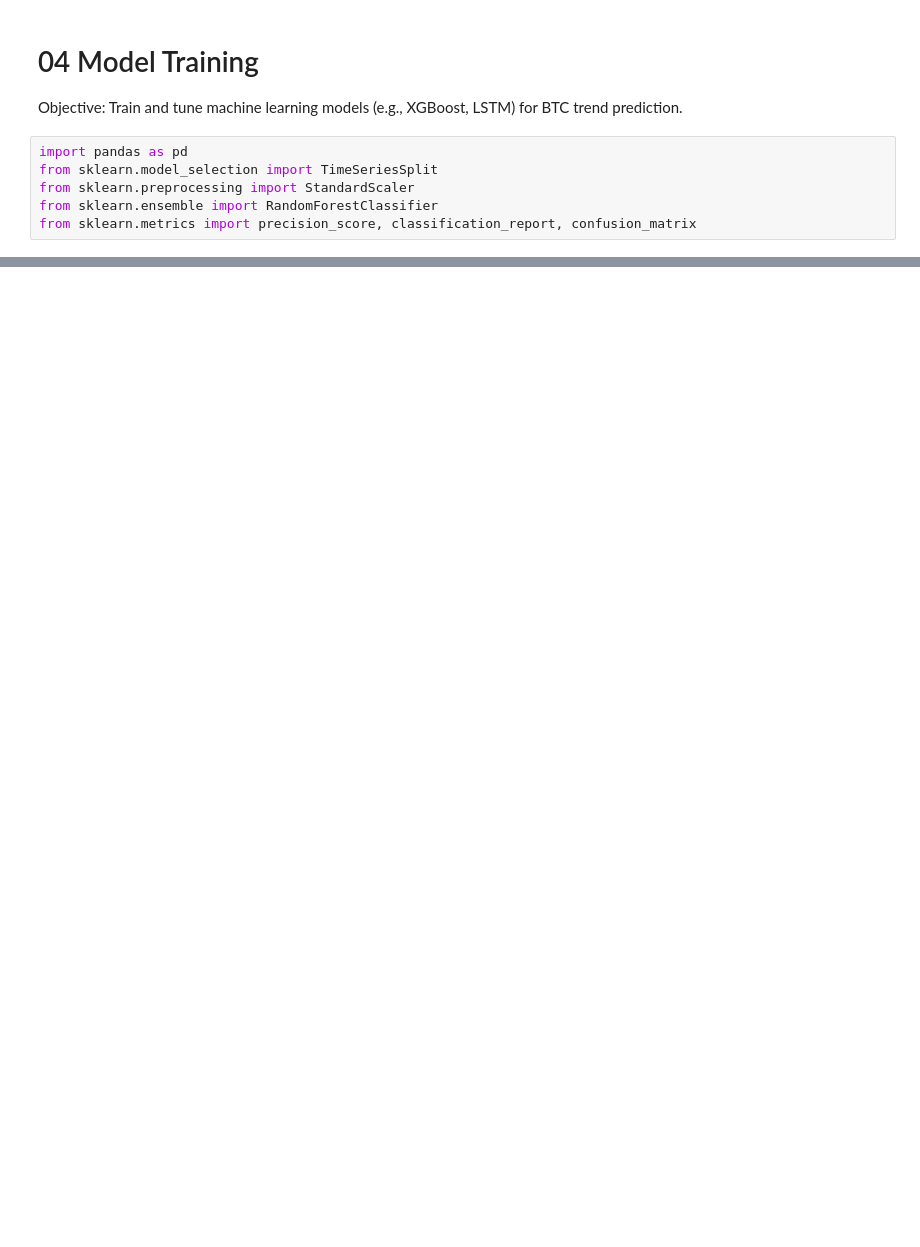
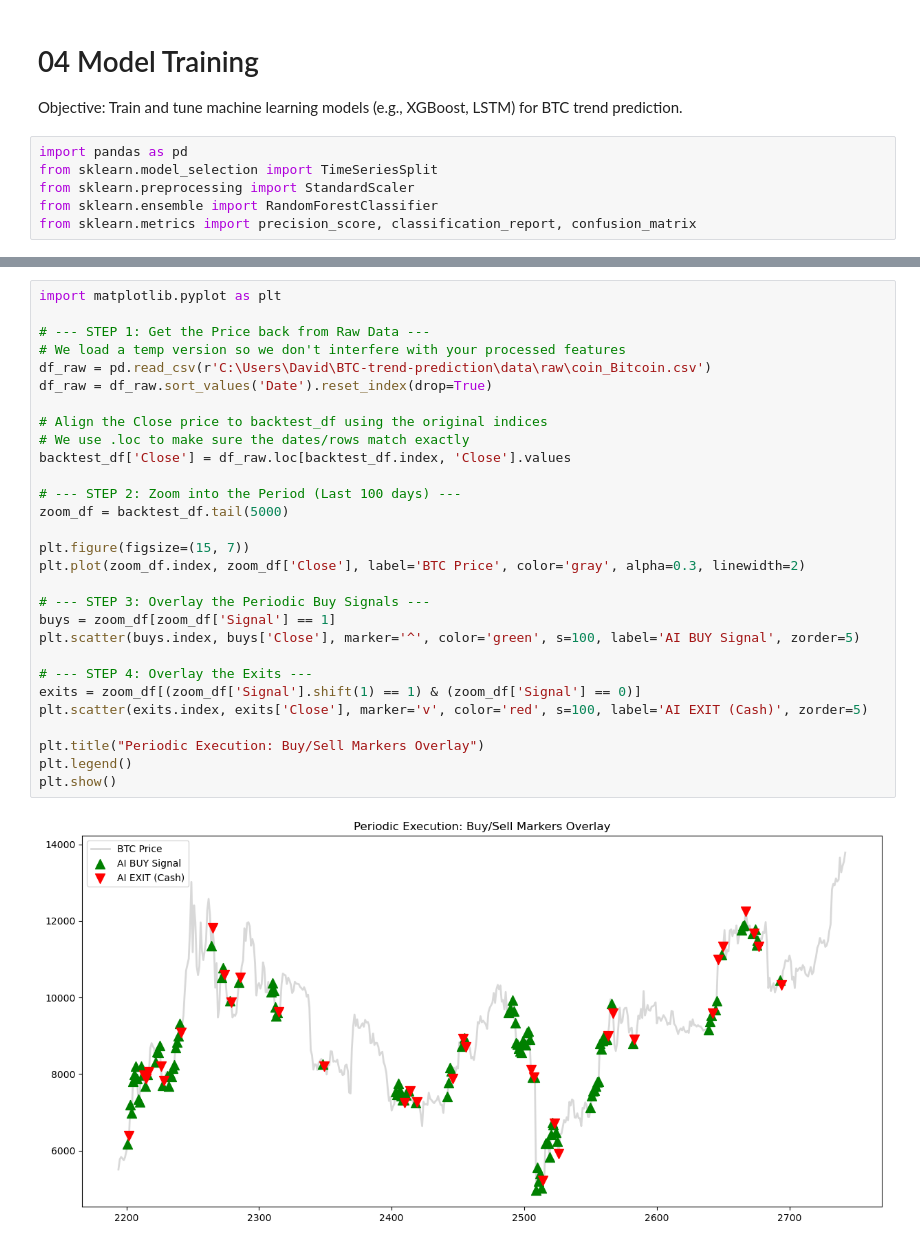
Before and after one commit to LouSens/BTC-trend-prediction, a Jupyter notebook: notebooks/04_Model_Training.ipynb, the cells around one changed output, grey strips where cells are left out. Saved outputs shown, nothing was run; the diff lists cells and outputs as text; blank space fills up the shorter version.

```diff
--- a/notebooks/04_Model_Training.ipynb
+++ b/notebooks/04_Model_Training.ipynb
@@ -149,0 +151,31 @@ KeyError: 'Regime'
+# %%
+import matplotlib.pyplot as plt
+
+# --- STEP 1: Get the Price back from Raw Data ---
+# We load a temp version so we don't interfere with your processed features
+df_raw = pd.read_csv(r'C:\Users\David\BTC-trend-prediction\data\raw\coin_Bitcoin.csv')
+df_raw = df_raw.sort_values('Date').reset_index(drop=True)
+
+# Align the Close price to backtest_df using the original indices
+# We use .loc to make sure the dates/rows match exactly
+backtest_df['Close'] = df_raw.loc[backtest_df.index, 'Close'].values
+
+# --- STEP 2: Zoom into the Period (Last 100 days) ---
+zoom_df = backtest_df.tail(5000)
+
+plt.figure(figsize=(15, 7))
+plt.plot(zoom_df.index, zoom_df['Close'], label='BTC Price', color='gray', alpha=0.3, linewidth=2)
+
+# --- STEP 3: Overlay the Periodic Buy Signals ---
+buys = zoom_df[zoom_df['Signal'] == 1]
+plt.scatter(buys.index, buys['Close'], marker='^', color='green', s=100, label='AI BUY Signal', zorder=5)
+
+# --- STEP 4: Overlay the Exits ---
+exits = zoom_df[(zoom_df['Signal'].shift(1) == 1) & (zoom_df['Signal'] == 0)]
+plt.scatter(exits.index, exits['Close'], marker='v', color='red', s=100, label='AI EXIT (Cash)', zorder=5)
+
+plt.title("Periodic Execution: Buy/Sell Markers Overlay")
+plt.legend()
+plt.show()
+# %% [output]
+[figure, added]
```
Also changed, not shown: parts of 5 cells of this notebook, 1 other file.
